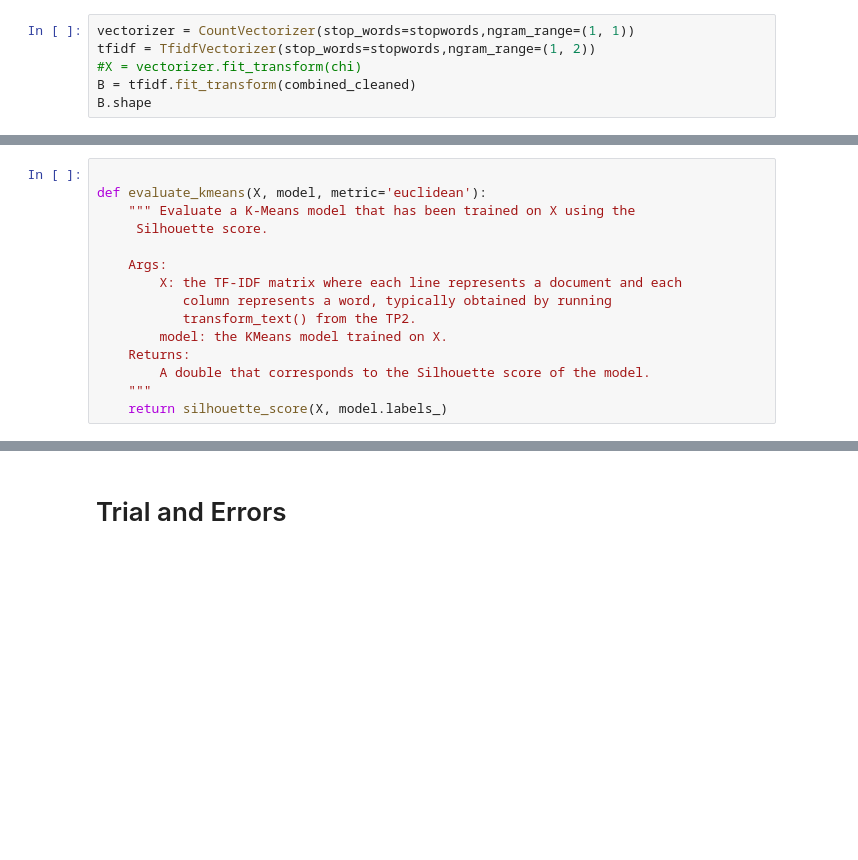
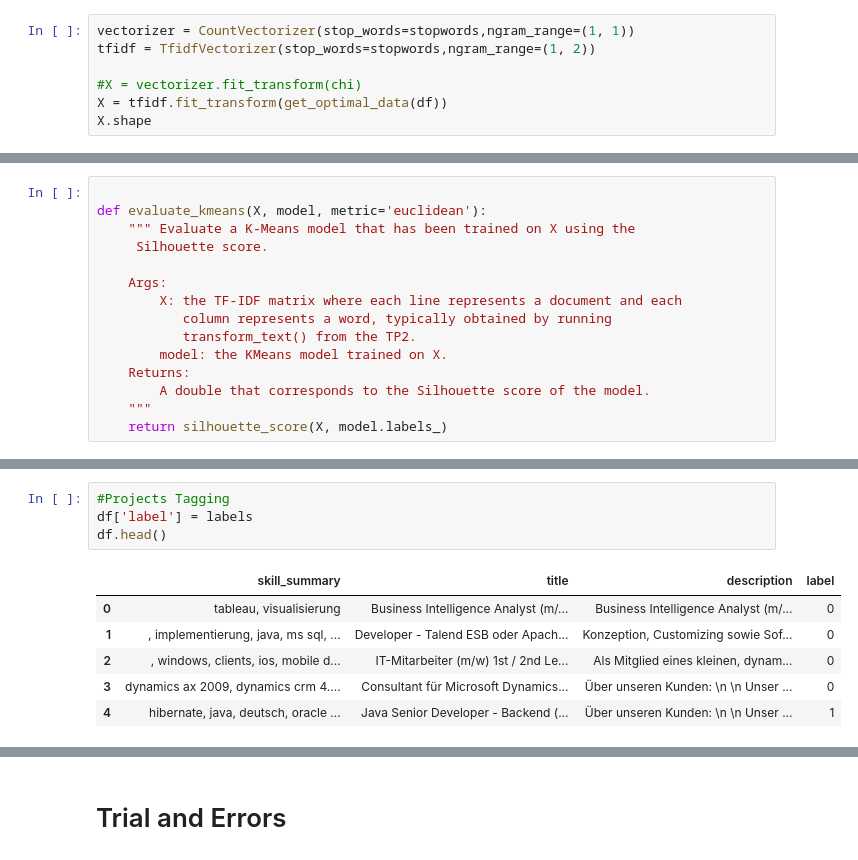
Before and after one commit to sirkells/analytics-models, a Jupyter notebook: ML/models/multivariate_clusters.ipynb, the cells around one changed output, grey strips where cells are left out. Saved outputs shown, nothing was run; the diff lists cells and outputs as text; blank space fills up the shorter version.

```diff
--- a/ML/models/multivariate_clusters.ipynb
+++ b/ML/models/multivariate_clusters.ipynb
@@ -75,7 +74,8 @@ def get_optimal_data(df):
 # %%
 vectorizer = CountVectorizer(stop_words=stopwords,ngram_range=(1, 1))
 tfidf = TfidfVectorizer(stop_words=stopwords,ngram_range=(1, 2))
+
 #X = vectorizer.fit_transform(chi)
-B = tfidf.fit_transform(combined_cleaned)
-B.shape
+X = tfidf.fit_transform(get_optimal_data(df))
+X.shape
 # %% [output]
@@ -213,2 +184,13 @@ evaluate_kmeans(B, model)
 # %% [output]
 0.009520793678100435
+# %%
+#Projects Tagging
+df['label'] = labels
+df.head()
+# %% [output]
+|  | skill_summary | title | description | label |
+| 0 | tableau, visualisierung | Business Intelligence Analyst (m/... | Business Intelligence Analyst (m/... | 0 |
+| 1 | , implementierung, java, ms sql, ... | Developer - Talend ESB oder Apach... | Konzeption, Customizing sowie Sof... | 0 |
+| 2 | , windows, clients, ios, mobile d... | IT-Mitarbeiter (m/w) 1st / 2nd Le... | Als Mitglied eines kleinen, dynam... | 0 |
+| 3 | dynamics ax 2009, dynamics crm 4.... | Consultant für Microsoft Dynamics... | Über unseren Kunden: \n \n Unser ... | 0 |
+| 4 | hibernate, java, deutsch, oracle ... | Java Senior Developer - Backend (... | Über unseren Kunden: \n \n Unser ... | 1 |
```
Also changed, not shown: parts of 16 cells of this notebook, 3 other files.
